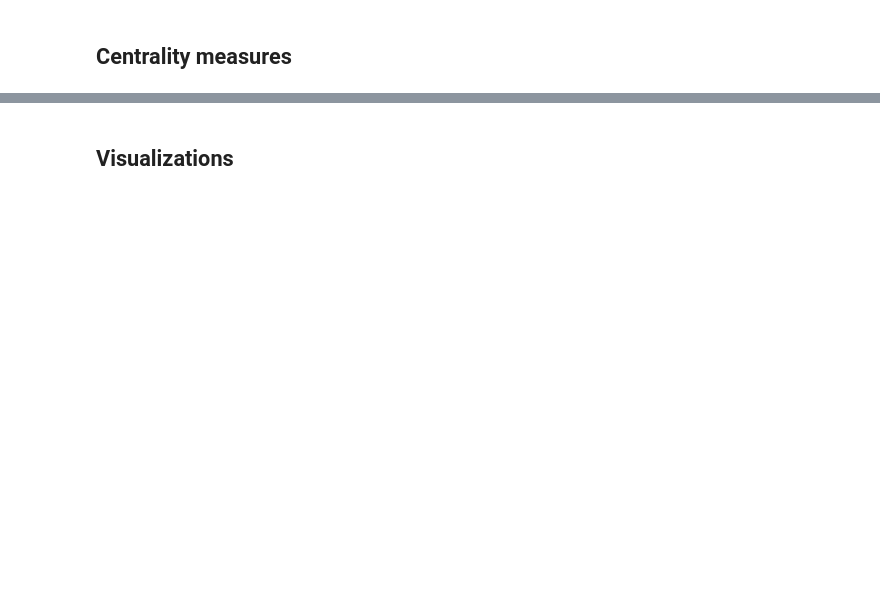
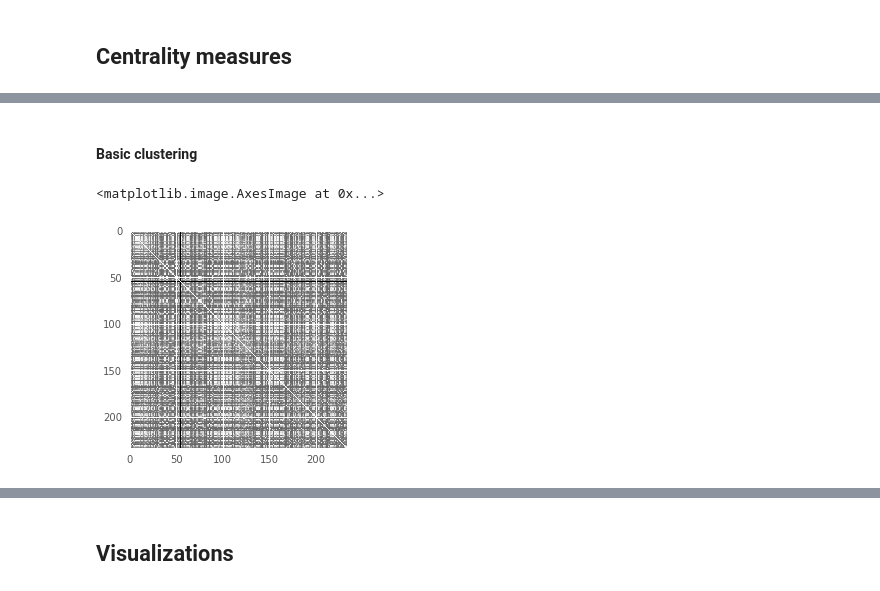
Before and after one commit to dshen1/imf_gff_metwork, a Jupyter notebook: GFF_network.ipynb, the cells around one changed output, grey strips where cells are left out. Cells and saved outputs as stored; diff of their text form; code cells hidden in the pictures; blank space fills up the shorter version.

Commit message:
cluster

```diff
--- a/GFF_network.ipynb
+++ b/GFF_network.ipynb
@@ -184,0 +185,18 @@ eigenvector.head(10)
+# %% [markdown]
+#### Basic clustering
+# %%
+node_list = G.nodes()
+node_list.sort()
+A = nx.to_numpy_matrix(G = G,nodelist=node_list,weight='total')
+# %%
+from scipy.spatial.distance import pdist, squareform
+M = pdist(A, 'cosine')                 # it will return a vector, this is using cosine distance
+M = squareform(M)
+NaNs = np.isnan(M)
+M[NaNs] = 1.5                           # so, there are nan values in distance matrix as there are absorbing nodes. we set there distance to be very big
+                                        # so we just seperate them out as its own cluster
+# %%
+plt.imshow(M,cmap="Greys",interpolation="none")
+# %% [output]
+<matplotlib.image.AxesImage at 0x...>
+[figure, added]
```
Also changed, not shown: parts of 19 cells of this notebook, 2 other files.
